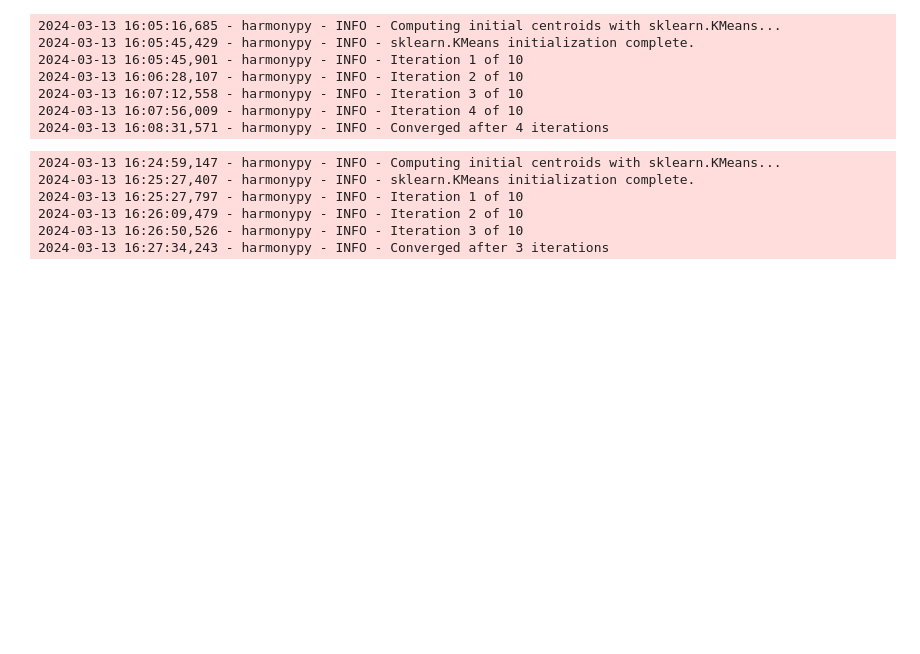
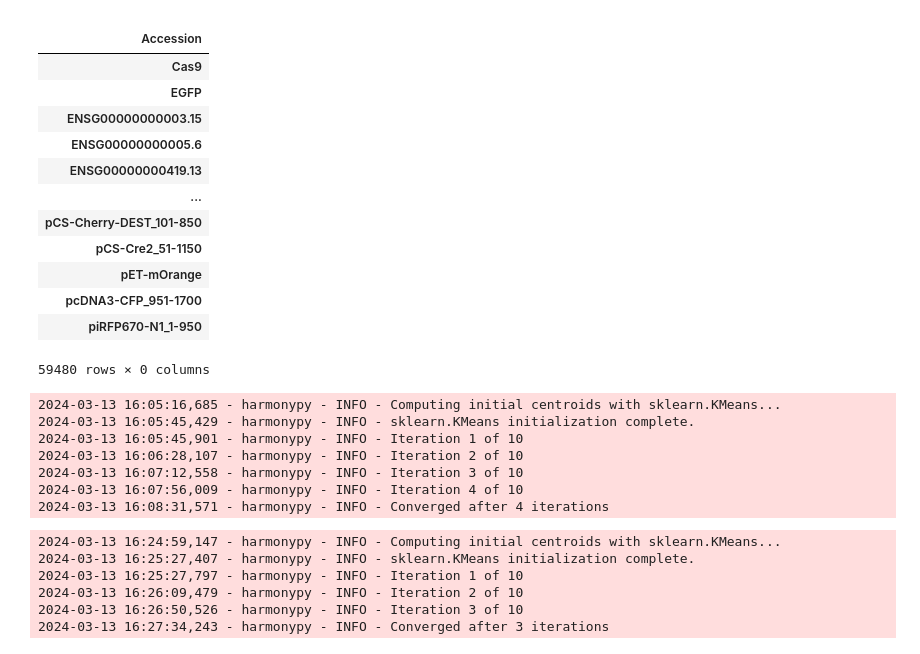
Before and after one commit to jdfld/scRNA_annotation-Thesis-, a Jupyter notebook: Untitled.ipynb, the cells around one changed output. Drawn from its saved outputs; the diff is of its cells as text; code cells hidden in the pictures; blank space fills up the shorter version.

```diff
--- a/Untitled.ipynb
+++ b/Untitled.ipynb
@@ -6,3 +44,20 @@ import scanpy as sc
+# %%
+gdata.var
+# %% [output]
+|  |
+| Accession |
+| Cas9 |
+| EGFP |
+| ENSG00000000003.15 |
+| ENSG00000000005.6 |
+| ENSG00000000419.13 |
+| ... |
+| pCS-Cherry-DEST_101-850 |
+| pCS-Cre2_51-1150 |
+| pET-mOrange |
+| pcDNA3-CFP_951-1700 |
+| piRFP670-N1_1-950 |
+59480 rows × 0 columns
 # %%
 adata_chunk1 = dp.pipeline('data_chunk3.h5ad')
 # 4 min runtime
```
Also changed, not shown: parts of 4 cells of this notebook, 5 other files.
